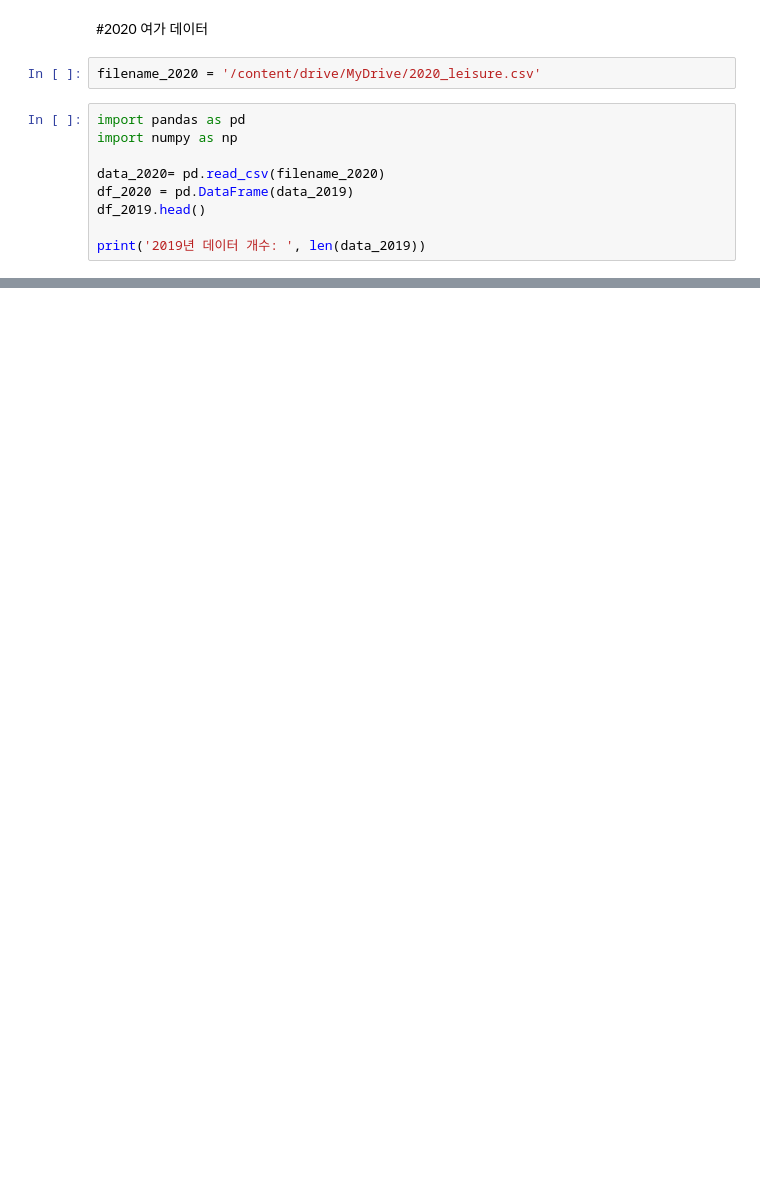
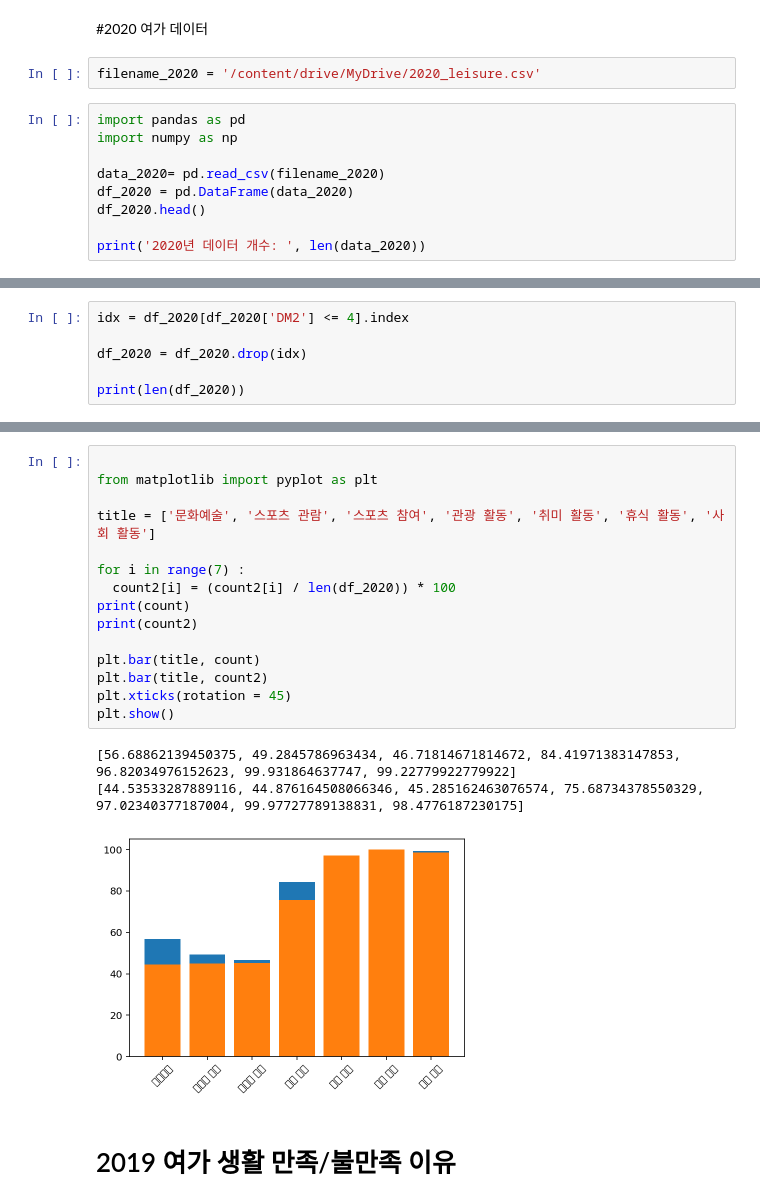
Before and after one commit to ansehoon1999/MG-DataAnaylsis, a Jupyter notebook: 세훈/DataAnalysis_7_25_1.ipynb, the cells around one changed output, grey strips where cells are left out. Saved outputs shown, nothing was run; the diff lists cells and outputs as text; blank space fills up the shorter version.

```diff
--- a/세훈/DataAnalysis_7_25_1.ipynb
+++ b/세훈/DataAnalysis_7_25_1.ipynb
@@ -157,7 +158,7 @@ import pandas as pd
 import numpy as np
 
 data_2020= pd.read_csv(filename_2020)
-df_2020 = pd.DataFrame(data_2019)
-df_2019.head()
+df_2020 = pd.DataFrame(data_2020)
+df_2020.head()
 
-print('2019년 데이터 개수: ', len(data_2019))
+print('2020년 데이터 개수: ', len(data_2020))
@@ -163,0 +167,6 @@ print('2019년 데이터 개수: ', len(data_2019))
+# %%
+idx = df_2020[df_2020['DM2'] <= 4].index
+
+df_2020 = df_2020.drop(idx)
+
+print(len(df_2020))
@@ -163,0 +249,21 @@ print('2019년 데이터 개수: ', len(data_2019))
+# %%
+
+from matplotlib import pyplot as plt
+
+title = ['문화예술', '스포츠 관람', '스포츠 참여', '관광 활동', '취미 활동', '휴식 활동', '사회 활동']
+
+for i in range(7) :
+  count2[i] = (count2[i] / len(df_2020)) * 100
+print(count)
+print(count2)
+
+plt.bar(title, count)
+plt.bar(title, count2)
+plt.xticks(rotation = 45)
+plt.show()
+# %% [output]
+[56.68862139450375, 49.2845786963434, 46.71814671814672, 84.41971383147853, 96.82034976152623, 99.931864637747, 99.22779922779922]
+[44.53533287889116, 44.876164508066346, 45.285162463076574, 75.68734378550329, 97.02340377187004, 99.97727789138831, 98.4776187230175]
+[figure, added]
+# %% [markdown]
+# 2019 여가 생활 만족/불만족 이유
```
Also changed, not shown: parts of 18 cells of this notebook.
